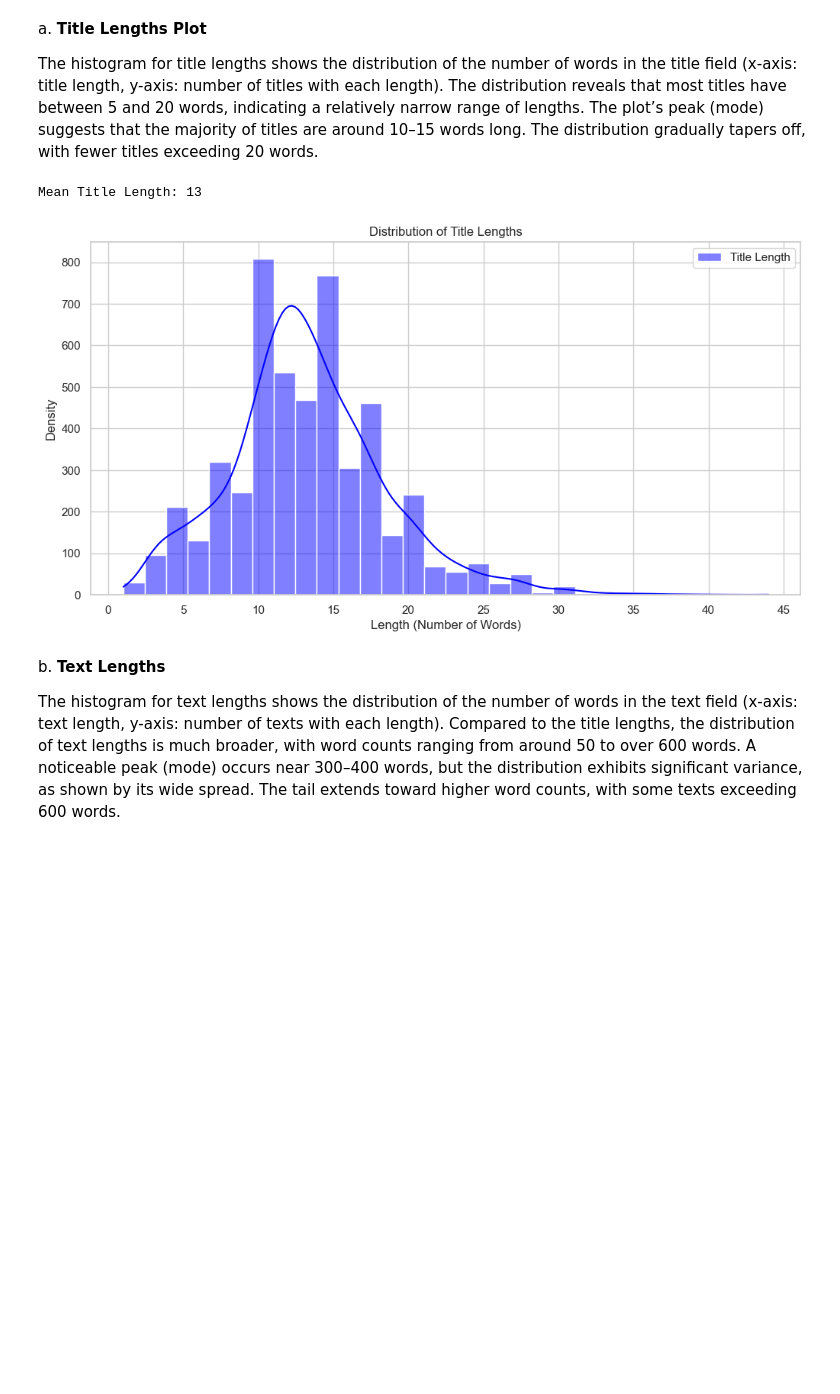
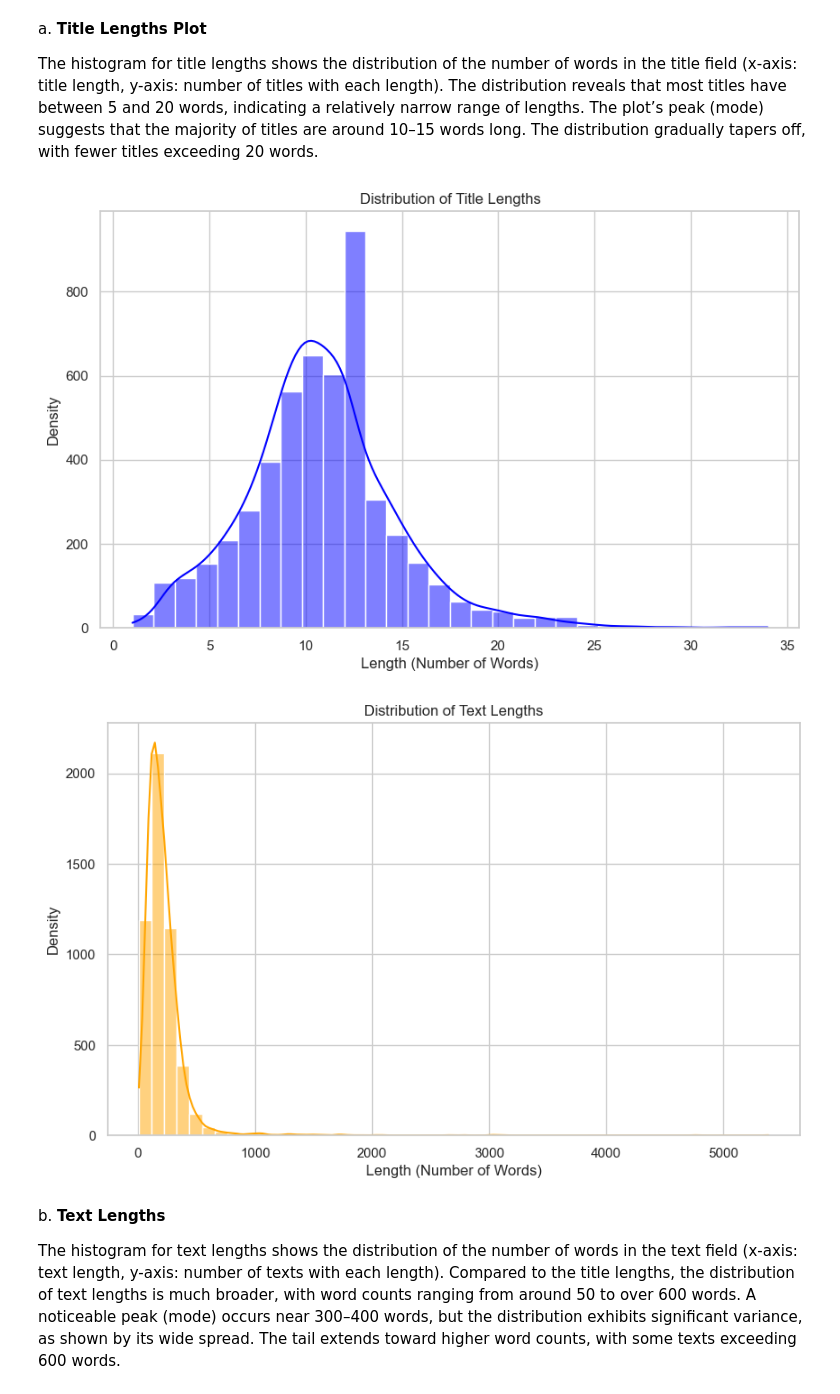
Before and after one commit to LefkiAth/SemEval2025, a Jupyter notebook: code/Data_Exploration.ipynb, the cells around one changed output. Drawn from its saved outputs; the diff is of its cells as text; code cells hidden in the pictures; blank space fills up the shorter version.

```diff
--- a/code/Data_Exploration.ipynb
+++ b/code/Data_Exploration.ipynb
@@ -356,38 +337,21 @@ To better understand the length of both titles and full texts, we calculated the
 a. **Title Lengths Plot**
 
 The histogram for title lengths shows the distribution of the number of words in the title field (x-axis: title length, y-axis: number of titles with each length). The distribution reveals that most titles have between 5 and 20 words, indicating a relatively narrow range of lengths. The plot’s peak (mode) suggests that the majority of titles are around 10–15 words long. The distribution gradually tapers off, with fewer titles exceeding 20 words.
-# %%
-# Text length analysis
-# Extract the title lengths column for analysis.
-title_lengths = train_data_cleaned["title_length"]
-
-# Calculate mean for title length
-# Compute the average number of words in the 'title' column.
-mean_title_length = train_data_cleaned["title_length"].mean()
-print(f"Mean Title Length: {int(mean_title_length)}")  # Print the mean title length as an integer.
-
-# Plot the distribution of title lengths
-plt.figure(figsize=(12, 6))  # Set the figure size for the plot.
-
-# Use seaborn to create a histogram with a density estimate.
-sns.histplot(title_lengths, bins=30, kde=True, color="blue", label="Title Length")
-
-# Customize x-axis ticks for better readability and more granular intervals.
-plt.xticks(np.arange(0, train_data_cleaned["title_length"].max() + 5, 5))
-
-# Add plot titles and axis labels for better understanding.
-plt.title("Distribution of Title Lengths")
-plt.xlabel("Length (Number of Words)")
-plt.ylabel("Density")
-
-# Add a legend to identify the plot line.
-plt.legend()
-
-# Display the plot.
-plt.show()
-# %% [output]
-Mean Title Length: 13
-[figure, removed]
+# %%
+# Plot 3: Title and Text Length Distributions
+def plot_length_distribution(data, column, title, bins=30, color="blue"):
+    plt.figure(figsize=(10, 6))
+    sns.histplot(data[column], bins=bins, kde=True, color=color)
+    plt.title(title)
+    plt.xlabel("Length (Number of Words)")
+    plt.ylabel("Density")
+    plt.show()
+
+plot_length_distribution(train_data, "title_length", "Distribution of Title Lengths", bins=30, color="blue")
+plot_length_distribution(train_data, "text_length", "Distribution of Text Lengths", bins=50, color="orange")
+# %% [output]
+[figure, added]
+[figure, added]
 # %% [markdown]
 b. **Text Lengths**
 
```
Also changed, not shown: parts of 14 cells of this notebook.
